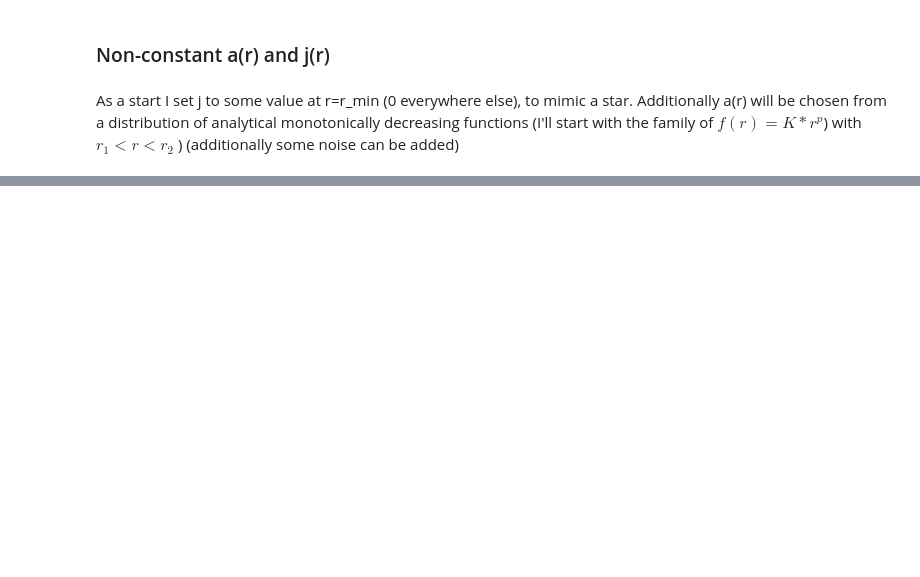
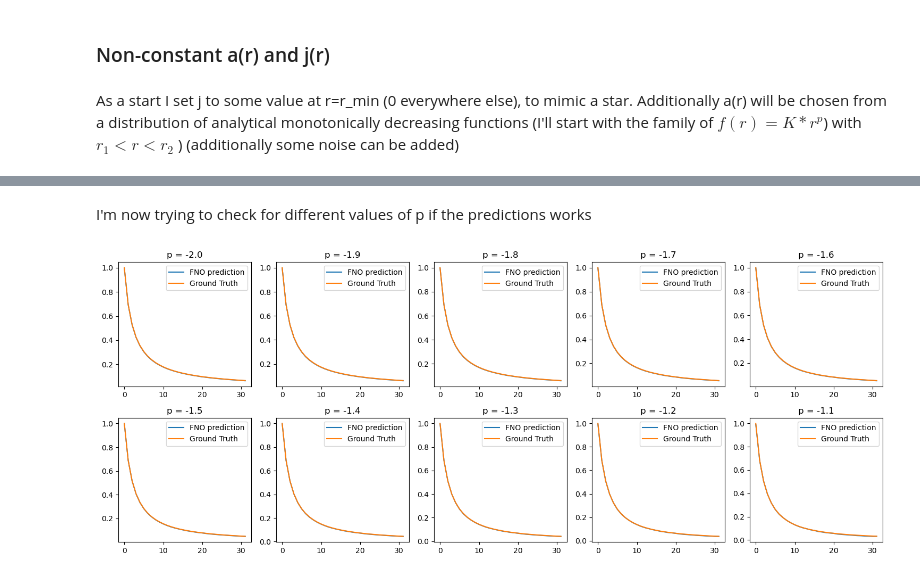
Before and after one commit to RuneRost/RadiativeTransfer, a Jupyter notebook: FNO_spherical_symmetry_RTE_nonconstant.ipynb, the cells around one changed output, grey strips where cells are left out. Saved outputs shown, nothing was run; the diff lists cells and outputs as text; code cells hidden in the pictures; blank space fills up the shorter version.

Commit message:
checking quality of solution as function of p

```diff
--- a/FNO_spherical_symmetry_RTE_nonconstant.ipynb
+++ b/FNO_spherical_symmetry_RTE_nonconstant.ipynb
@@ -348,0 +354,36 @@ plt.grid()
+# %% [markdown]
+I'm now trying to check for different values of p if the predictions works
+# %%
+
+r0s = jnp.ones(10)
+r1s = 10.0 * jnp.ones(10)
+I0s = jnp.ones(10)
+Ks = jnp.ones(10)
+j_stars = 0.8*jnp.ones(10)
+ps = jnp.linspace(-2, -1, 10)
+
+data_check = create_data_spherical_symmetry_nonconstant(r0s, r1s, I0s, 0.1, Ks, ps, j_stars)
+# %%
+y_check = data_check[:,1,:][:,jnp.newaxis,:]
+
+r_check = data_check[:,0,:][:,jnp.newaxis,:]
+a_check = r_check**ps[:, jnp.newaxis, jnp.newaxis] * Ks[:, jnp.newaxis, jnp.newaxis]
+j_check = jnp.zeros_like(r_check)
+j_check= j_check.at[:, 0, 0].set(j_stars)
+x_check = jnp.concatenate((r_check, a_check, j_check), axis=1)
+# %%
+fig, axes = plt.subplots(2, 5, figsize=(15, 6))
+for i in range(10):
+    ax = axes[i // 5, i % 5]
+    y1 = fno(x_check[i, :, ::32])[0]
+    y2 = y_check[i, 0, ::32]
+    ax.plot(y1, label="FNO prediction")
+    ax.plot(y2, label="Ground Truth")
+    ax.set_title(f"p = {-2 + i* 0.1:.1f}")
+    ax.legend(loc='best')
+
+
+plt.tight_layout()
+plt.show()
+# %% [output]
+[figure, added]
```
Also changed, not shown: parts of 5 cells of this notebook.
